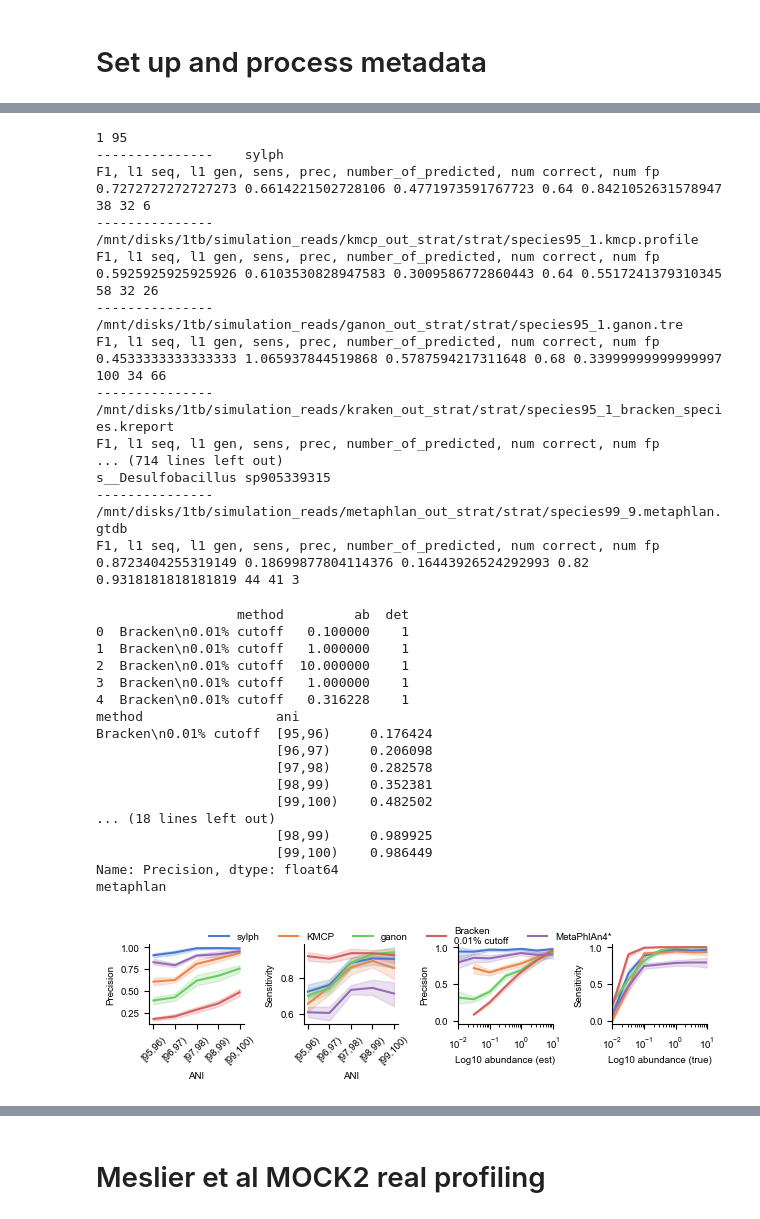
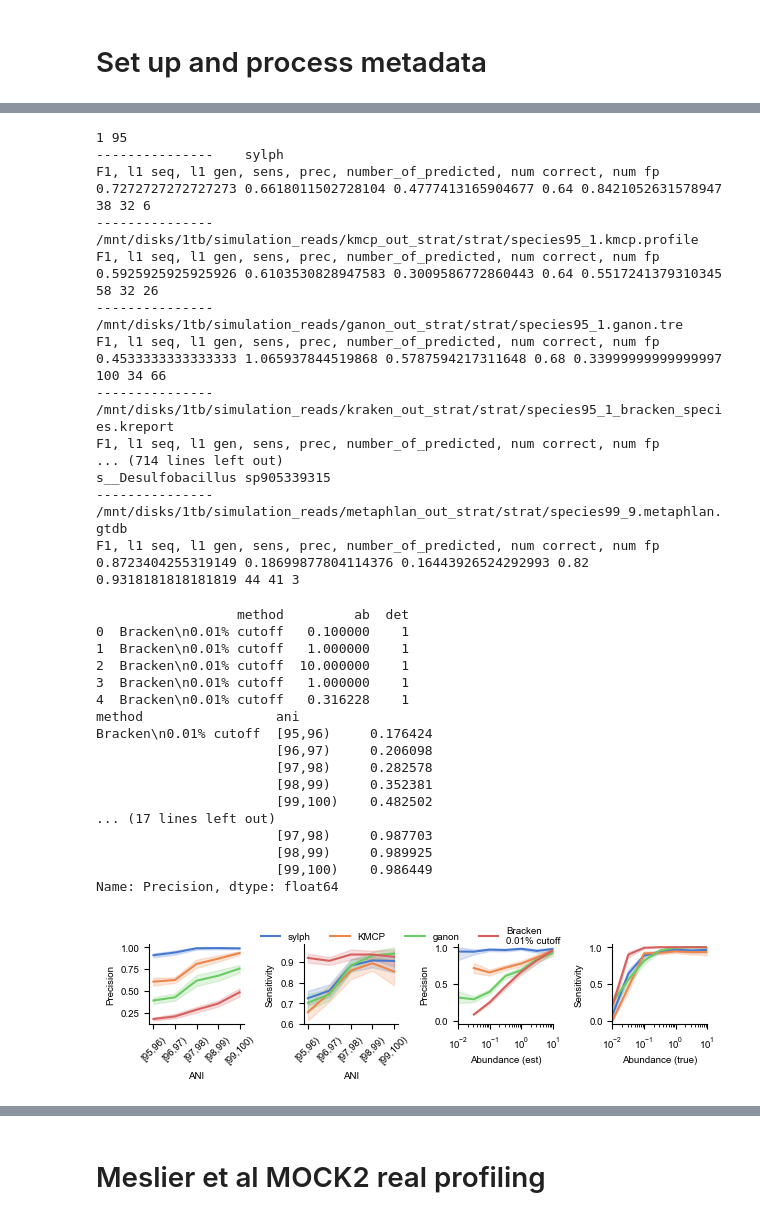
Before and after one commit to bluenote-1577/sylph-test, a Jupyter notebook: profile_analysis.ipynb, the cells around one changed output, grey strips where cells are left out. Drawn from its saved outputs; the diff is of its cells as text; code cells hidden in the pictures.

```diff
--- a/profile_analysis.ipynb
+++ b/profile_analysis.ipynb
@@ -574,11 +574,12 @@ for i, setup in enumerate(test_setups):
         # Add labels
         ax.set_xticklabels(methods)
         ax.set_ylabel(metric.capitalize())
+        ax.set_ylabel("")
+        ax.set_title(metric.capitalize(),fontsize=7)
         if j == 4:
-            ax.set_ylabel('Norm. L1 (all)')
+            ax.set_title('Norm. L1 (all)', fontsize=7)
         if j == 3:
-            ax.set_ylabel('Norm. L1 (> 95% ANI)')
-
+            ax.set_title('Norm. L1 (> 95% ANI)', fontsize=7)
 
         #if j == 2:
            # ax.set_title(test_setups[i], fontsize=7.0)
@@ -838,7 +828,7 @@ for (i,diff) in enumerate(anis):
 1 95
 ---------------    sylph
 F1, l1 seq, l1 gen, sens, prec, number_of_predicted, num correct, num fp
-0.7272727272727273 0.6614221502728106 0.4771973591767723 0.64 0.8421052631578947 38 32 6
+0.7272727272727273 0.6618011502728104 0.4777413165904677 0.64 0.8421052631578947 38 32 6
 ---------------    /mnt/disks/1tb/simulation_reads/kmcp_out_strat/strat/species95_1.kmcp.profile
 F1, l1 seq, l1 gen, sens, prec, number_of_predicted, num correct, num fp
 0.5925925925925926 0.6103530828947583 0.3009586772860443 0.64 0.5517241379310345 58 32 26
@@ -873,7 +863,7 @@ det_95 = []
 det_99 = []
 det = []
 sense = []
-ordered_labels = ['sylph',  'KMCP', 'ganon','Bracken\n0.01% cutoff', 'MetaPhlAn4*']
+ordered_labels = ['sylph',  'KMCP', 'ganon','Bracken\n0.01% cutoff']#, 'MetaPhlAn4*']
 
 for method, d in detects.items():
     for res in d:
@@ -919,11 +909,11 @@ for l,ax in enumerate(axes):
         ax.tick_params(axis='x', rotation=45)
     ax.set_xlabel("ANI")
     sns.despine(ax=ax)
-axes[2].set_xlabel("Log10 abundance (est)")
+axes[2].set_xlabel("Abundance (est)")
 axes[2].set_ylabel("Precision")
 axes[2].set_xscale('log')
 axes[2].set_xlim([0.01,10])
-axes[3].set_xlabel("Log10 abundance (true)")
+axes[3].set_xlabel("Abundance (true)")
 axes[3].set_ylabel("Sensitivity")
 axes[3].set_xscale('log')
 #axes[2].get_xaxis().set_major_formatter(matplotlib.ticker.ScalarFormatter())
@@ -931,34 +921,34 @@ axes[3].set_xscale('log')
 axes[3].set_xlim([0.01,10])
 
 handles, labels = axes[0].get_legend_handles_labels()
 fig.legend(handles, labels, loc='upper center', ncol=5, frameon=False,bbox_to_anchor=(0.5,1.1))
 if 'MetaPhlAn4*' in ordered_labels:
     print('metaphlan')
     plt.savefig("supp_figs/supp-strat_plot_metaphlan.svg")
 else:
     plt.savefig("figures/f2-stratified_plots.svg")
 
 #plt.show()
 #plt.figure(figsize=(3,3))
 #sns.lineplot(x ='ab', y = 'det', data = df_det_95,  hue='method', hue_order=ordered_labels)
 #sns.lineplot(x ='ab', y = 'det', data = df_det_99,  hue='method', hue_order=ordered_labels)
 # %% [output]
                   method         ab  det
 0  Bracken\n0.01% cutoff   0.100000    1
 1  Bracken\n0.01% cutoff   1.000000    1
 2  Bracken\n0.01% cutoff  10.000000    1
 3  Bracken\n0.01% cutoff   1.000000    1
 4  Bracken\n0.01% cutoff   0.316228    1
 method                 ani
 Bracken\n0.01% cutoff  [95,96)     0.176424
                        [96,97)     0.206098
                        [97,98)     0.282578
                        [98,99)     0.352381
                        [99,100)    0.482502
-... (18 lines left out)
+... (17 lines left out)
+                       [97,98)     0.987703
                        [98,99)     0.989925
                        [99,100)    0.986449
 Name: Precision, dtype: float64
-metaphlan
-[figure, old version]
+[figure, new version]
 # %%
```
Also changed, not shown: parts of 6 cells of this notebook, 10 other files.
